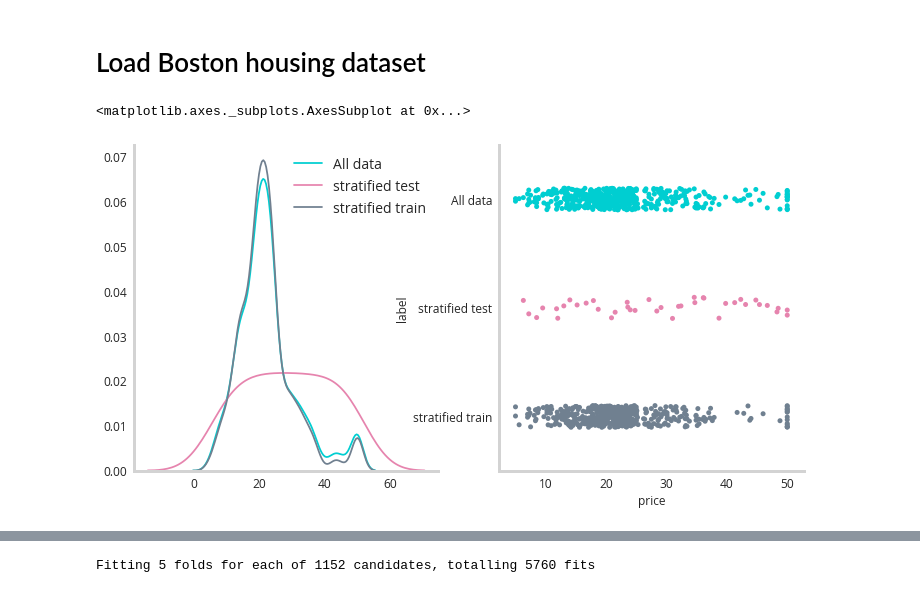
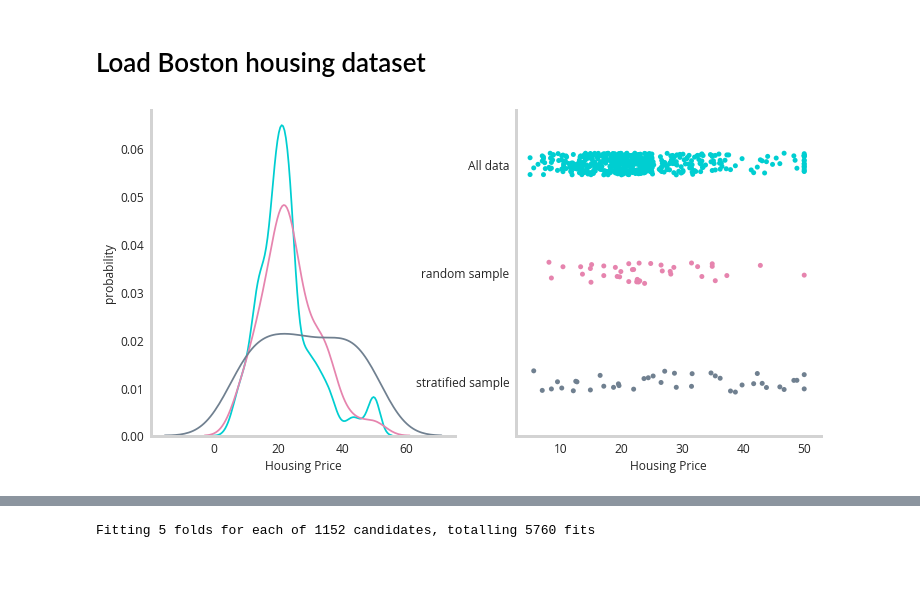
Before and after one commit to NicholasARossi/UQ_methods, a Jupyter notebook: notebooks/Ensemble_methods.ipynb, the cells around one changed output, grey strips where cells are left out. Saved outputs shown, nothing was run; the diff lists cells and outputs as text; code cells hidden in the pictures.

```diff
--- a/notebooks/Ensemble_methods.ipynb
+++ b/notebooks/Ensemble_methods.ipynb
@@ -227,23 +216,32 @@ def continuous_stratification(y,n_bins,test_size=0.1):
     # returns test and train indexes
     return np.array(stratified_indexes),np.setdiff1d(index_list,stratified_indexes)
 # %%
+
+
 test,train=continuous_stratification(y,20,test_size=.1)
-X_dataset,y_dataset=X[train,:],y[train]
-X_holdout,y_holdout=X[test,:],y[test]
+random_sample=np.random.choice(y,size=len(test))
+
+# X_holdout,y_holdout=X[test,:],y[test]
 
 
 fig,ax=plt.subplots(1,2,figsize=(12,6))
 sns.distplot(y,hist=False,ax=ax[0],label='All data')
-sns.distplot(y[test],hist=False,ax=ax[0],label='stratified test')
-sns.distplot(y[train],hist=False,ax=ax[0],label='stratified train')
+sns.distplot(random_sample,hist=False,ax=ax[0],label='random sample')
+
+sns.distplot(y[test],hist=False,ax=ax[0],label='stratified sample')
 
 
 complete=pd.DataFrame({'price':y,'label':'All data'})
-test=pd.DataFrame({'price':y[test],'label':'stratified test'})
-train=pd.DataFrame({'price':y[train],'label':'stratified train'})
-meta_data=pd.concat([complete,test,train])
+stratified=pd.DataFrame({'price':y[test],'label':'stratified sample'})
+random=pd.DataFrame({'price':random_sample,'label':'random sample'})
+meta_data=pd.concat([complete,random,stratified])
 
 sns.stripplot(x='price',y='label',data=meta_data,ax=ax[1])
+ax[0].legend('')
+ax[0].set_ylabel('probability')
+ax[0].set_xlabel('Housing Price')
+ax[1].set_xlabel('Housing Price')
+ax[1].set_ylabel('')
+fig.savefig('figures/sampling_figure.png',bbox_inches='tight')
 # %% [output]
-<matplotlib.axes._subplots.AxesSubplot at 0x...>
-[figure, old version]
+[figure, new version]
```
Also changed, not shown: parts of 11 cells of this notebook, 2 other files.
